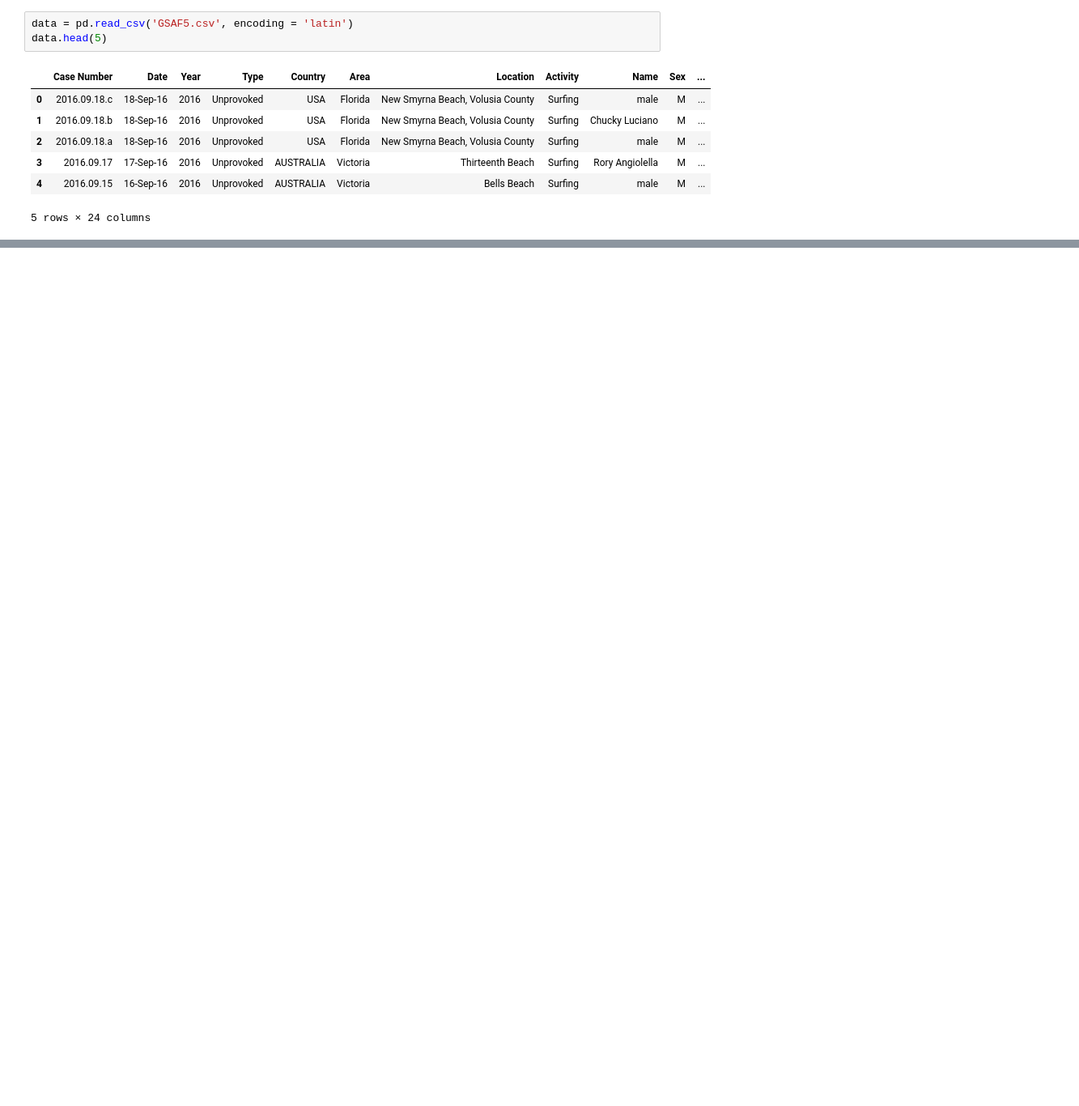
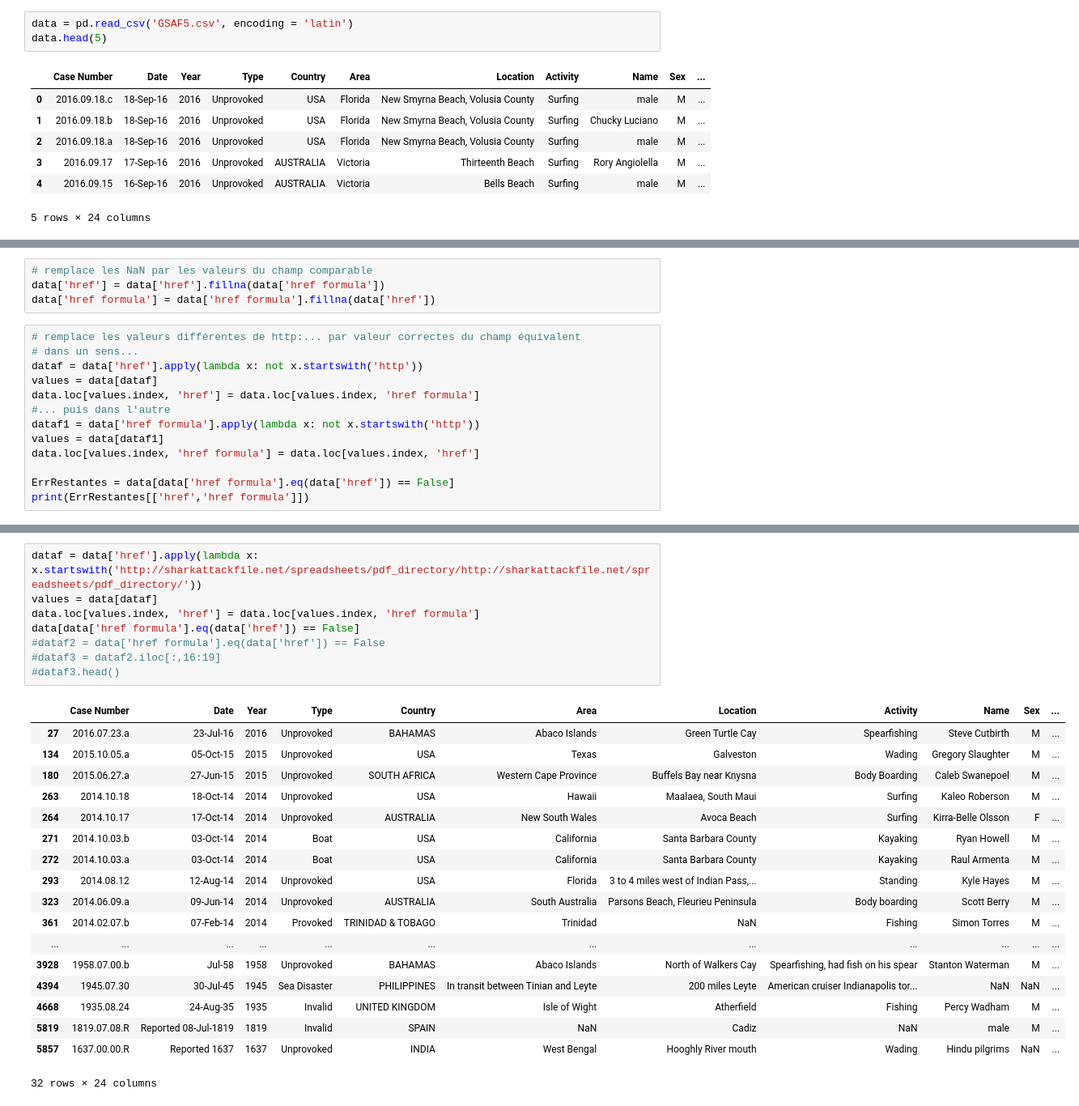
Before and after one commit to Llekie/ironhack-datalabs-dataparis0619-pt, a Jupyter notebook: module-1/pandas-project/your-code/challenge.ipynb, the cells around one changed output, grey strips where cells are left out. Shown: that part at 81% size. Drawn from its saved outputs; the diff is of its cells as text; blank space fills up the shorter version.

```diff
--- a/module-1/pandas-project/your-code/challenge.ipynb
+++ b/module-1/pandas-project/your-code/challenge.ipynb
@@ -13,0 +132,17 @@ data.head(5)
+# %%
+# remplace les NaN par les valeurs du champ comparable
+data['href'] = data['href'].fillna(data['href formula'])
+data['href formula'] = data['href formula'].fillna(data['href'])
+# %%
+# remplace les valeurs différentes de http:... par valeur correctes du champ équivalent
+# dans un sens...
+dataf = data['href'].apply(lambda x: not x.startswith('http'))
+values = data[dataf]
+data.loc[values.index, 'href'] = data.loc[values.index, 'href formula']
+#... puis dans l'autre
+dataf1 = data['href formula'].apply(lambda x: not x.startswith('http'))
+values = data[dataf1]
+data.loc[values.index, 'href formula'] = data.loc[values.index, 'href']
+
+ErrRestantes = data[data['href formula'].eq(data['href']) == False]
+print(ErrRestantes[['href','href formula']])
@@ -13,0 +167,27 @@ data.head(5)
+# %%
+dataf = data['href'].apply(lambda x: x.startswith('http://sharkattackfile.net/spreadsheets/pdf_directory/http://sharkattackfile.net/spreadsheets/pdf_directory/'))
+values = data[dataf]
+data.loc[values.index, 'href'] = data.loc[values.index, 'href formula']
+data[data['href formula'].eq(data['href']) == False]
+#dataf2 = data['href formula'].eq(data['href']) == False
+#dataf3 = dataf2.iloc[:,16:19]
+#dataf3.head()
+# %% [output]
+|  | Case Number | Date | Year | Type | Country | Area | Location | Activity | Name | Sex | ... |
+| 27 | 2016.07.23.a | 23-Jul-16 | 2016 | Unprovoked | BAHAMAS | Abaco Islands | Green Turtle Cay | Spearfishing | Steve Cutbirth | M | ... |
+| 134 | 2015.10.05.a | 05-Oct-15 | 2015 | Unprovoked | USA | Texas | Galveston | Wading | Gregory Slaughter | M | ... |
+| 180 | 2015.06.27.a | 27-Jun-15 | 2015 | Unprovoked | SOUTH AFRICA | Western Cape Province | Buffels Bay near Knysna | Body Boarding | Caleb Swanepoel | M | ... |
+| 263 | 2014.10.18 | 18-Oct-14 | 2014 | Unprovoked | USA | Hawaii | Maalaea, South Maui | Surfing | Kaleo Roberson | M | ... |
+| 264 | 2014.10.17 | 17-Oct-14 | 2014 | Unprovoked | AUSTRALIA | New South Wales | Avoca Beach | Surfing | Kirra-Belle Olsson | F | ... |
+| 271 | 2014.10.03.b | 03-Oct-14 | 2014 | Boat | USA | California | Santa Barbara County | Kayaking | Ryan Howell | M | ... |
+| 272 | 2014.10.03.a | 03-Oct-14 | 2014 | Boat | USA | California | Santa Barbara County | Kayaking | Raul Armenta | M | ... |
+| 293 | 2014.08.12 | 12-Aug-14 | 2014 | Unprovoked | USA | Florida | 3 to 4 miles west of Indian Pass,... | Standing | Kyle Hayes | M | ... |
+| 323 | 2014.06.09.a | 09-Jun-14 | 2014 | Unprovoked | AUSTRALIA | South Australia | Parsons Beach, Fleurieu Peninsula | Body boarding | Scott Berry | M | ... |
+| 361 | 2014.02.07.b | 07-Feb-14 | 2014 | Provoked | TRINIDAD & TOBAGO | Trinidad | NaN | Fishing | Simon Torres | M | ... |
+| ... | ... | ... | ... | ... | ... | ... | ... | ... | ... | ... | ... |
+| 3928 | 1958.07.00.b | Jul-58 | 1958 | Unprovoked | BAHAMAS | Abaco Islands | North of Walkers Cay | Spearfishing, had fish on his spear | Stanton Waterman | M | ... |
+| 4394 | 1945.07.30 | 30-Jul-45 | 1945 | Sea Disaster | PHILIPPINES | In transit between Tinian and Leyte | 200 miles Leyte | American cruiser Indianapolis tor... | NaN | NaN | ... |
+| 4668 | 1935.08.24 | 24-Aug-35 | 1935 | Invalid | UNITED KINGDOM | Isle of Wight | Atherfield | Fishing | Percy Wadham | M | ... |
+| 5819 | 1819.07.08.R | Reported 08-Jul-1819 | 1819 | Invalid | SPAIN | NaN | Cadiz | NaN | male | M | ... |
+| 5857 | 1637.00.00.R | Reported 1637 | 1637 | Unprovoked | INDIA | West Bengal | Hooghly River mouth | Wading | Hindu pilgrims | NaN | ... |
+32 rows × 24 columns
```
Also changed, not shown: parts of 30 cells of this notebook, 4 other files.
